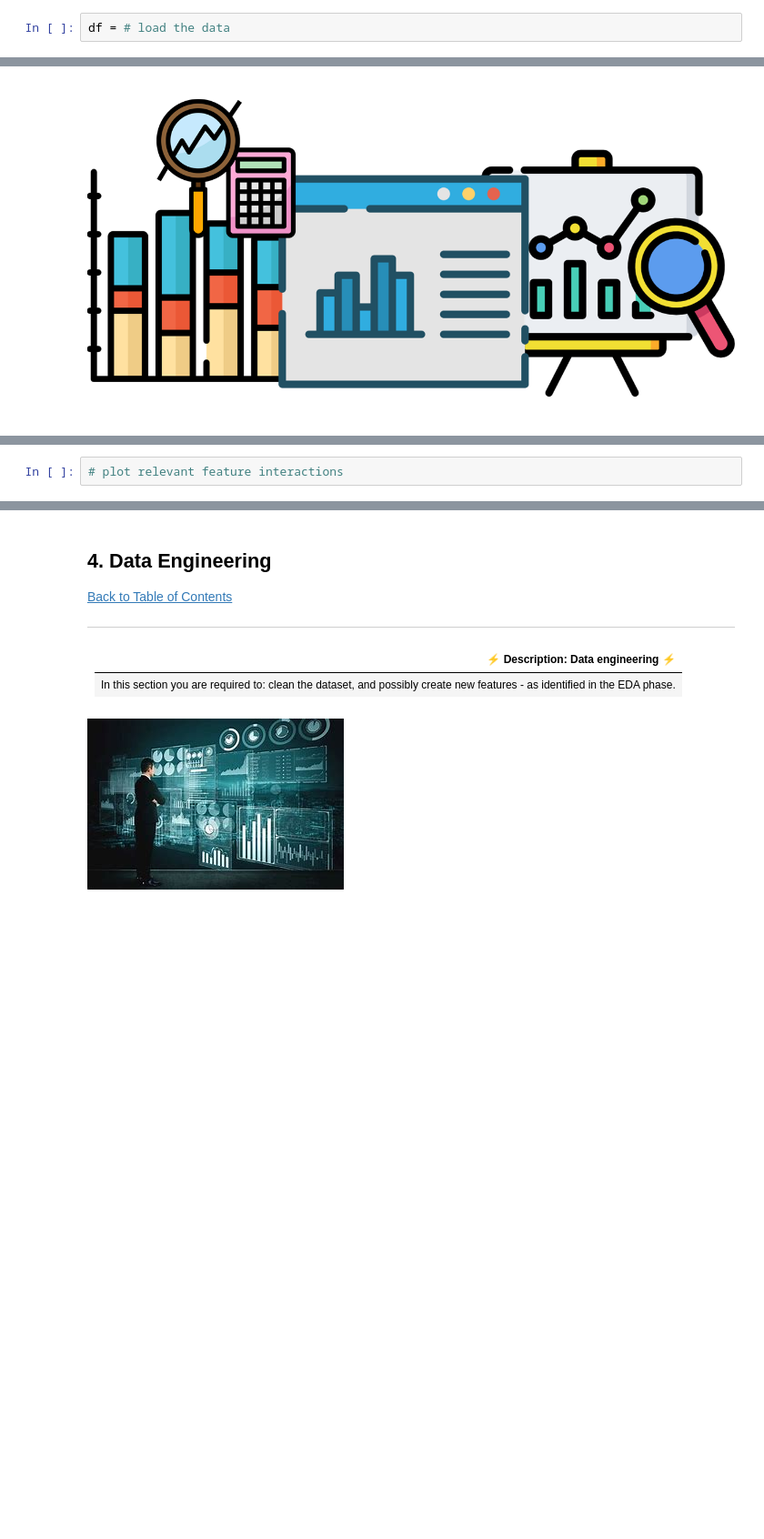
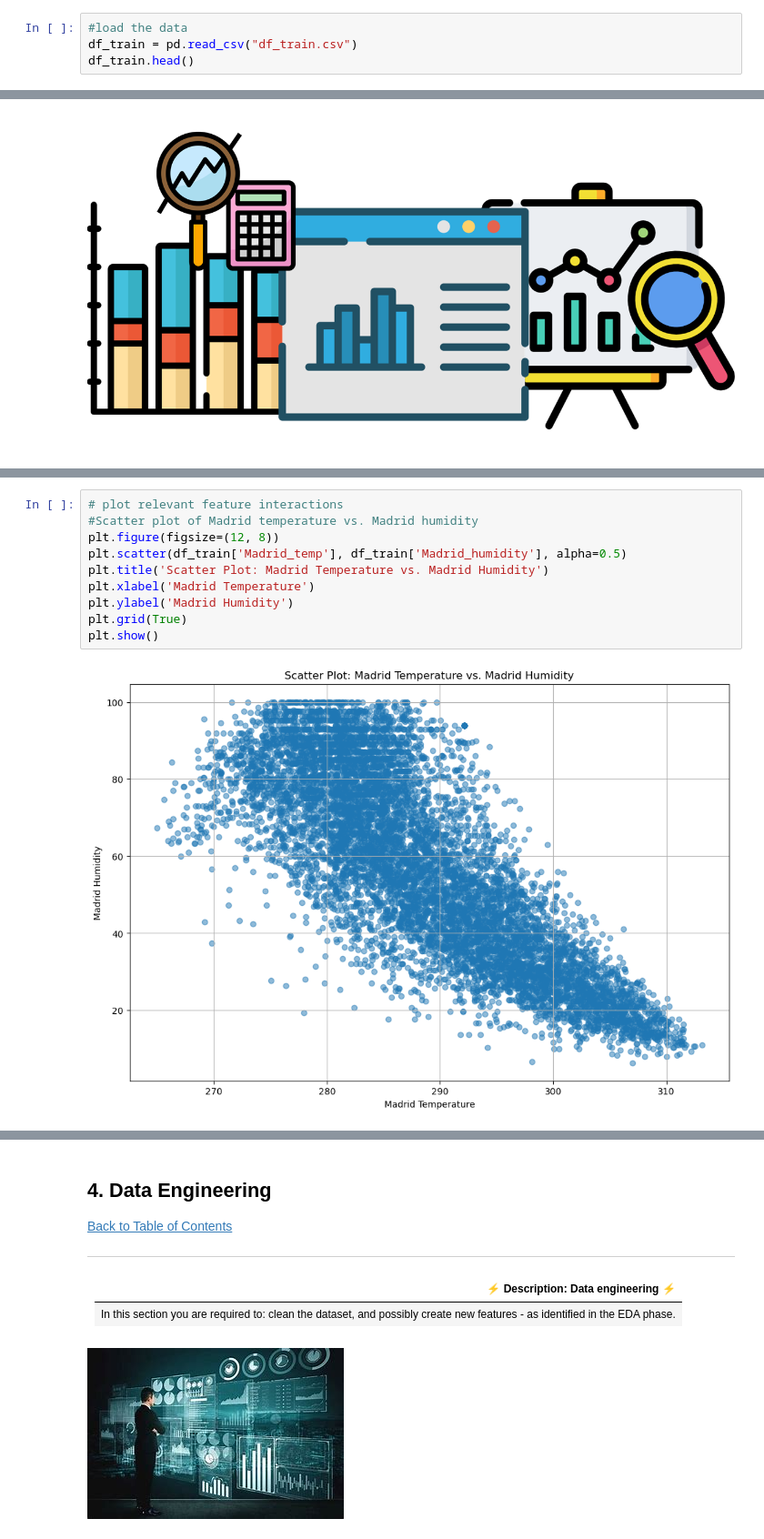
Before and after one commit to HlawuR/RegressionForLoadForecasting, a Jupyter notebook: starter notebook (1).ipynb, the cells around one changed output, grey strips where cells are left out. Shown at 91% size. Cells and saved outputs as stored; diff of their text form; blank space fills up the shorter version.

```diff
--- a/starter notebook (1).ipynb
+++ b/starter notebook (1).ipynb
@@ -99,2 +89,4 @@ Our journey begins with data – the raw material for our analysis and modeling.
 # %%
-df = # load the data
+#load the data
+df_train = pd.read_csv("df_train.csv")
+df_train.head()
@@ -133,2 +245,12 @@ Visualizing our data is a potent tool for storytelling. We use libraries like Ma
 # %%
 # plot relevant feature interactions
+#Scatter plot of Madrid temperature vs. Madrid humidity
+plt.figure(figsize=(12, 8))
+plt.scatter(df_train['Madrid_temp'], df_train['Madrid_humidity'], alpha=0.5)
+plt.title('Scatter Plot: Madrid Temperature vs. Madrid Humidity')
+plt.xlabel('Madrid Temperature')
+plt.ylabel('Madrid Humidity')
+plt.grid(True)
+plt.show()
+# %% [output]
+[figure, added]
```
Also changed, not shown: parts of 44 cells of this notebook.
